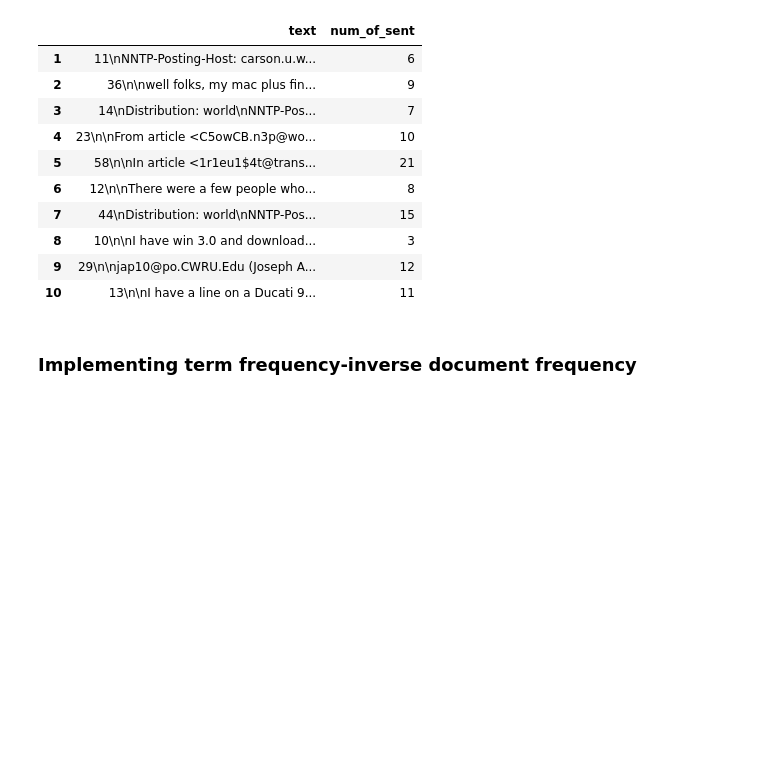
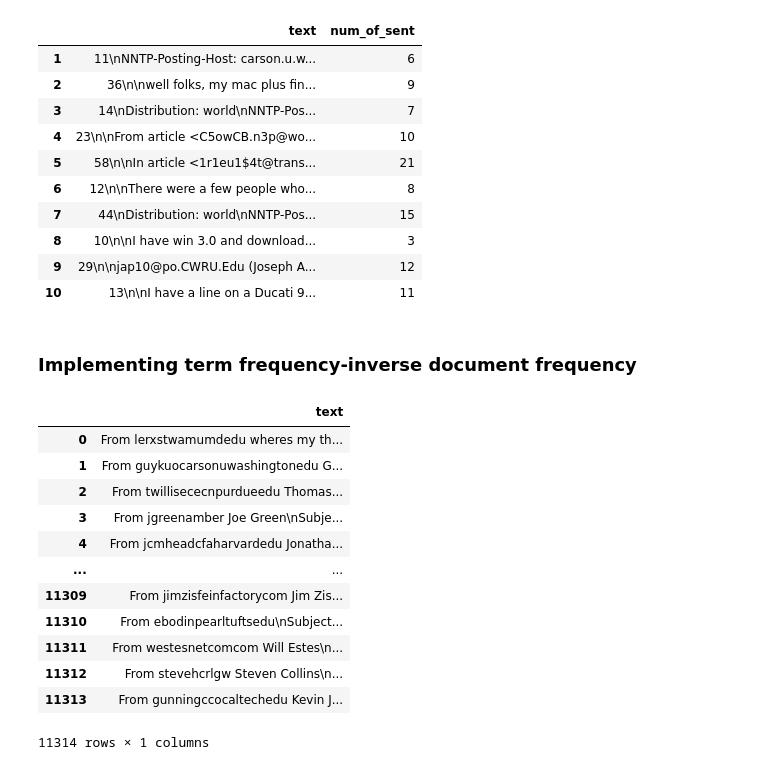
Before and after one commit to manjunath-hanmantgad/python-development, a Jupyter notebook: Extracting_Features_from_Text_Variables.ipynb, the cells around one changed output. Cells and saved outputs as stored; diff of their text form; code cells hidden in the pictures; blank space fills up the shorter version.

```diff
--- a/Extracting_Features_from_Text_Variables.ipynb
+++ b/Extracting_Features_from_Text_Variables.ipynb
@@ -155,0 +186,16 @@ df
+# %%
+df
+# %% [output]
+|  | text |
+| 0 | From lerxstwamumdedu wheres my th... |
+| 1 | From guykuocarsonuwashingtonedu G... |
+| 2 | From twillisececnpurdueedu Thomas... |
+| 3 | From jgreenamber Joe Green\nSubje... |
+| 4 | From jcmheadcfaharvardedu Jonatha... |
+| ... | ... |
+| 11309 | From jimzisfeinfactorycom Jim Zis... |
+| 11310 | From ebodinpearltuftsedu\nSubject... |
+| 11311 | From westesnetcomcom Will Estes\n... |
+| 11312 | From stevehcrlgw Steven Collins\n... |
+| 11313 | From gunningccocaltechedu Kevin J... |
+11314 rows × 1 columns
```
Also changed, not shown: parts of 2 cells of this notebook.
